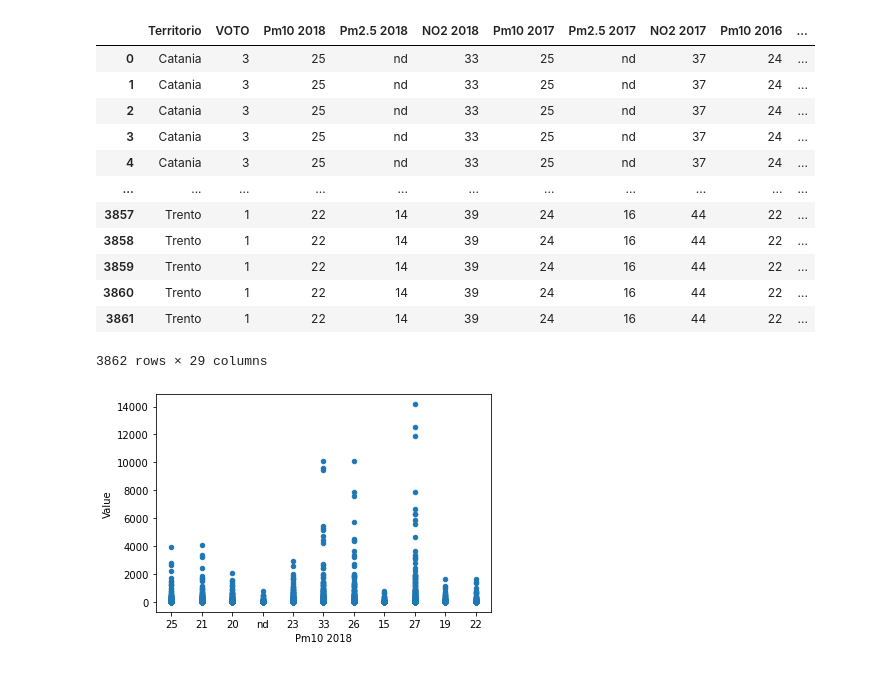
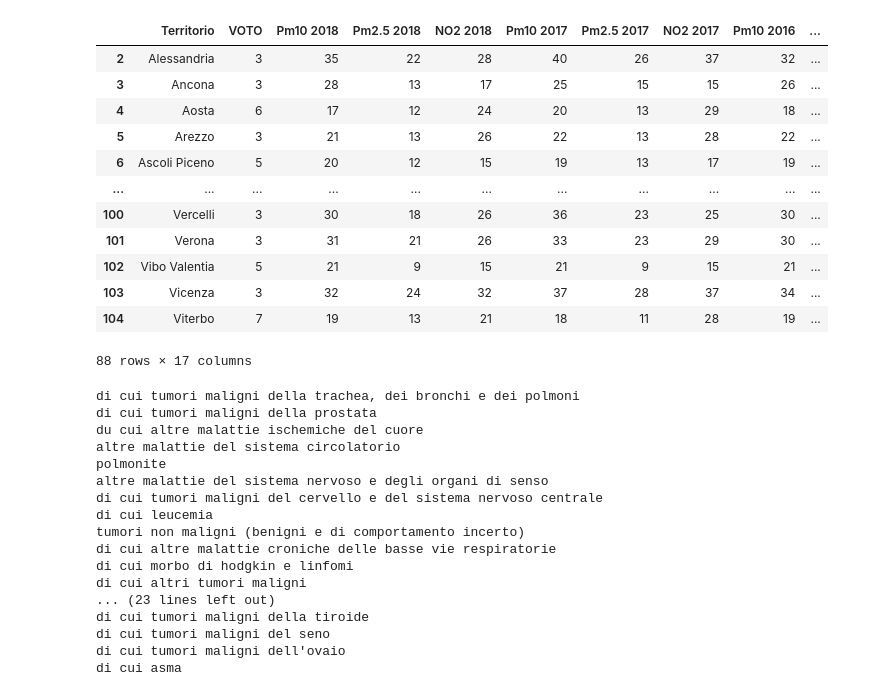
Before and after one commit to prometheus404/progetto_visualizzazione, a Jupyter notebook: disease_pollution_relation/disease_pollution_relation_provincial.ipynb, the cells around one changed output. Saved outputs shown, nothing was run; the diff lists cells and outputs as text; code cells hidden in the pictures.

```diff
--- a/disease_pollution_relation/disease_pollution_relation_provincial.ipynb
+++ b/disease_pollution_relation/disease_pollution_relation_provincial.ipynb
@@ -1,36 +13,34 @@
 # %%
-import pandas as pd
-import numpy as np
-import matplotlib.pyplot as plt
+def provinces():
+    inq_prov=pd.read_csv('../csv/Foglio_Chino.csv', encoding='utf-8', sep=',')
+    inq_prov=inq_prov.rename(columns={"Unnamed: 0":"Territorio","Unnamed: 1":"VOTO","2018":"Pm10 2018","Unnamed: 3":"Pm2.5 2018",
+    "Unnamed: 4":"NO2 2018","2017":"Pm10 2017","Unnamed: 6":"Pm2.5 2017", "Unnamed: 7":"NO2 2017",
+    "2016":"Pm10 2016","Unnamed: 9":"Pm2.5 2016", "Unnamed: 10":"NO2 2016",
+    "2015":"Pm10 2015","Unnamed: 12":"Pm2.5 2015", "Unnamed: 13":"NO2 2015",
+    "2014":"Pm10 2014","Unnamed: 15":"Pm2.5 2014", "Unnamed: 16":"NO2 2014"})
 
-morti=pd.read_csv('../csv/morti_province_definitivo.csv', encoding='utf-8', sep=',')
-inq_prov=pd.read_csv('../csv/Foglio_Chino.csv', encoding='utf-8', sep=',')
+    #skipped first row
+    inq_prov=inq_prov.iloc[1:]
 
-inq_prov=inq_prov.rename(columns={"Unnamed: 0":"Territorio","Unnamed: 1":"VOTO","2018":"Pm10 2018","Unnamed: 3":"Pm2.5 2018",
-"Unnamed: 4":"NO2 2018","2017":"Pm10 2017","Unnamed: 6":"Pm2.5 2017", "Unnamed: 7":"NO2 2017",
-"2016":"Pm10 2016","Unnamed: 9":"Pm2.5 2016", "Unnamed: 10":"NO2 2016",
-"2015":"Pm10 2015","Unnamed: 12":"Pm2.5 2015", "Unnamed: 13":"NO2 2015",
-"2014":"Pm10 2014","Unnamed: 15":"Pm2.5 2014", "Unnamed: 16":"NO2 2014"})
 
-#balza la prima riga
-inq_prov=inq_prov.iloc[1:]
+    inq_prov.drop(inq_prov.index[(inq_prov["Pm10 2018"]=="nd")], axis=0, inplace=True)
+    inq_prov.drop(inq_prov.index[(inq_prov["Pm2.5 2018"]=="nd")], axis=0, inplace=True)
+    inq_prov.drop(inq_prov.index[(inq_prov["NO2 2018"]=="nd")], axis=0, inplace=True)
+    return inq_prov
 
-result=pd.merge(inq_prov, morti, on="Territorio")
-result.plot.scatter(x="Pm10 2018", y="Value")
-result
-#plt.show()
+inq_prov=provinces()
+inq_prov
 # %% [output]
 |  | Territorio | VOTO | Pm10 2018 | Pm2.5 2018 | NO2 2018 | Pm10 2017 | Pm2.5 2017 | NO2 2017 | Pm10 2016 | ... |
-| 0 | Catania | 3 | 25 | nd | 33 | 25 | nd | 37 | 24 | ... |
-| 1 | Catania | 3 | 25 | nd | 33 | 25 | nd | 37 | 24 | ... |
-| 2 | Catania | 3 | 25 | nd | 33 | 25 | nd | 37 | 24 | ... |
-| 3 | Catania | 3 | 25 | nd | 33 | 25 | nd | 37 | 24 | ... |
-| 4 | Catania | 3 | 25 | nd | 33 | 25 | nd | 37 | 24 | ... |
+| 2 | Alessandria | 3 | 35 | 22 | 28 | 40 | 26 | 37 | 32 | ... |
+| 3 | Ancona | 3 | 28 | 13 | 17 | 25 | 15 | 15 | 26 | ... |
+| 4 | Aosta | 6 | 17 | 12 | 24 | 20 | 13 | 29 | 18 | ... |
+| 5 | Arezzo | 3 | 21 | 13 | 26 | 22 | 13 | 28 | 22 | ... |
+| 6 | Ascoli Piceno | 5 | 20 | 12 | 15 | 19 | 13 | 17 | 19 | ... |
 | ... | ... | ... | ... | ... | ... | ... | ... | ... | ... | ... |
-| 3857 | Trento | 1 | 22 | 14 | 39 | 24 | 16 | 44 | 22 | ... |
-| 3858 | Trento | 1 | 22 | 14 | 39 | 24 | 16 | 44 | 22 | ... |
-| 3859 | Trento | 1 | 22 | 14 | 39 | 24 | 16 | 44 | 22 | ... |
-| 3860 | Trento | 1 | 22 | 14 | 39 | 24 | 16 | 44 | 22 | ... |
-| 3861 | Trento | 1 | 22 | 14 | 39 | 24 | 16 | 44 | 22 | ... |
+| 100 | Vercelli | 3 | 30 | 18 | 26 | 36 | 23 | 25 | 30 | ... |
+| 101 | Verona | 3 | 31 | 21 | 26 | 33 | 23 | 29 | 30 | ... |
+| 102 | Vibo Valentia | 5 | 21 | 9 | 15 | 21 | 9 | 15 | 21 | ... |
+| 103 | Vicenza | 3 | 32 | 24 | 32 | 37 | 28 | 37 | 34 | ... |
+| 104 | Viterbo | 7 | 19 | 13 | 21 | 18 | 11 | 28 | 19 | ... |
-3862 rows × 29 columns
+88 rows × 17 columns
-[figure, removed]
@@ -36,0 +55,23 @@ result
+# %%
+morti=pd.read_csv('../csv/Morti_province_definitivo.csv', encoding='utf-8')
+s=morti['Causa iniziale di morte - European Short List'].unique()
+for x in s:
+    print(x)
+# %% [output]
+di cui tumori maligni della trachea, dei bronchi e dei polmoni
+di cui tumori maligni della prostata
+du cui altre malattie ischemiche del cuore
+altre malattie del sistema circolatorio
+polmonite
+altre malattie del sistema nervoso e degli organi di senso
+di cui tumori maligni del cervello e del sistema nervoso centrale
+di cui leucemia
+tumori non maligni (benigni e di comportamento incerto)
+di cui altre malattie croniche delle basse vie respiratorie
+di cui morbo di hodgkin e linfomi
+di cui altri tumori maligni
+... (23 lines left out)
+di cui tumori maligni della tiroide
+di cui tumori maligni del seno
+di cui tumori maligni dell'ovaio
+di cui asma
```
Also changed, not shown: parts of 18 cells of this notebook, 1 other file.
